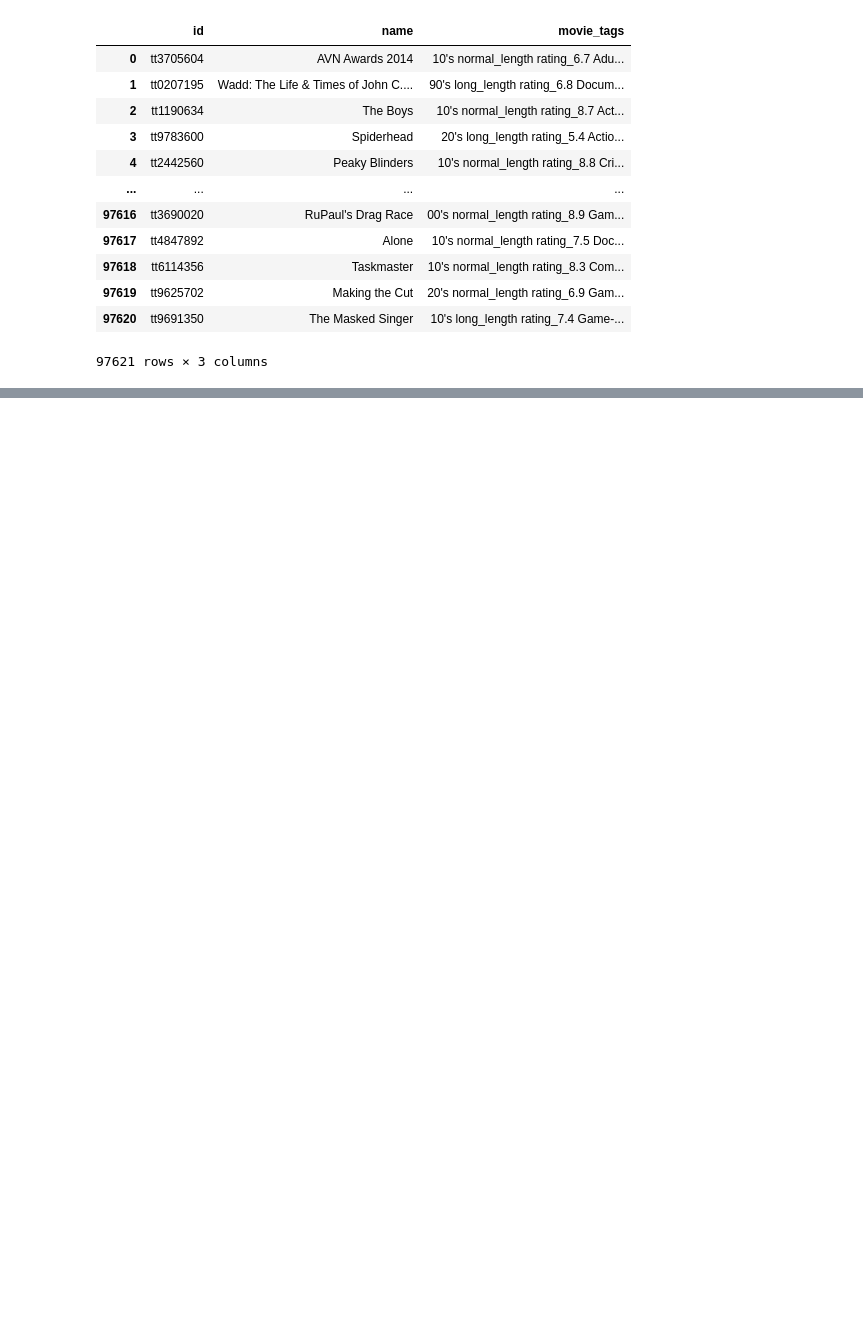
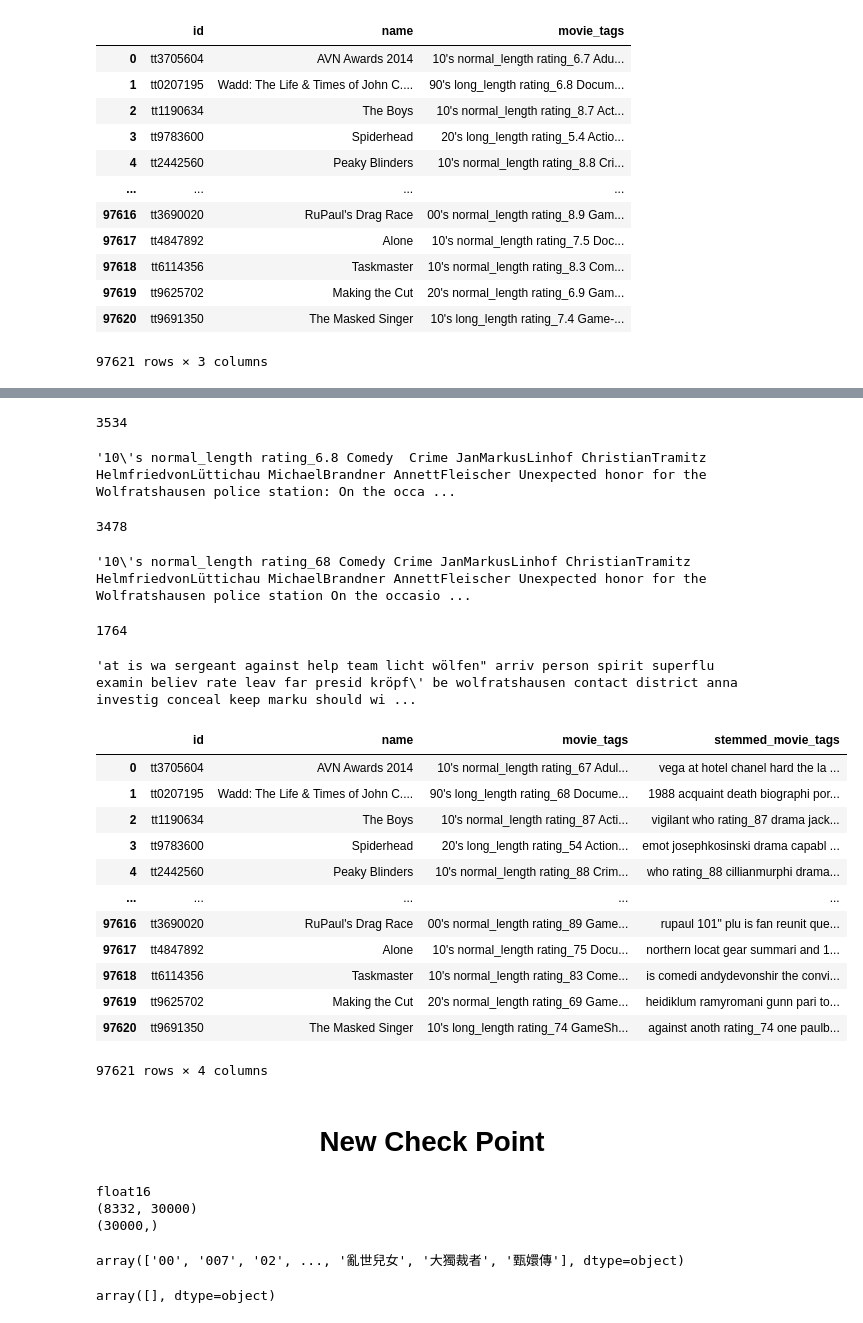
Before and after one commit to shabisht/Movie-Counsel, a Jupyter notebook: Movie_Recommender_System.ipynb, the cells around one changed output, grey strips where cells are left out. Drawn from its saved outputs; the diff is of its cells as text; code cells hidden in the pictures; blank space fills up the shorter version.

```diff
--- a/Movie_Recommender_System.ipynb
+++ b/Movie_Recommender_System.ipynb
@@ -781,0 +725,58 @@ Name: 19599, dtype: object
+# %%
+# x = "Hi (a){b}[c]!@#$%^&*-+=  /+. ? /:;| \ chal, chala mala's gala. \ cha.l bhi  67   90  a bhy"
+# # x = "Hi  abcchalchalamalagala  chal bhi6790 abhy"
+# re.sub(r"[\\(){}\[\]!@#$%\^&*\-+=/.?:;|,]", "", x)
+
+print(len(final_df.movie_tags.iloc[13619]))
+final_df.movie_tags.iloc[13619]
+# %% [output]
+3534
+'10\'s normal_length rating_6.8 Comedy  Crime JanMarkusLinhof ChristianTramitz HelmfriedvonLüttichau MichaelBrandner AnnettFleischer Unexpected honor for the Wolfratshausen police station: On the occa ...
+# %%
+import re
+final_df.movie_tags = final_df.movie_tags.apply(lambda x: re.sub(r"[\\(){}\[\]!@#$%\^&*\-+=/.?:;|,]", "", str(x)))
+final_df.movie_tags = final_df.movie_tags.apply(lambda x: re.sub(r" +", " ", str(x)))
+print(len(final_df.movie_tags.iloc[13619]))
+final_df.movie_tags.iloc[13619]
+# %% [output]
+3478
+'10\'s normal_length rating_68 Comedy Crime JanMarkusLinhof ChristianTramitz HelmfriedvonLüttichau MichaelBrandner AnnettFleischer Unexpected honor for the Wolfratshausen police station On the occasio ...
+# %%
+from nltk.stem import PorterStemmer
+ps = PorterStemmer()
+
+def stamming_words(sentence):
+  stemmed_word = set()
+  for word in sentence.split():
+    stemmed_word.add(ps.stem(word))
+
+  return " ".join(stemmed_word)
+
+# stamming_words(final_df.movie_tags.iloc[13619])
+final_df[['stemmed_movie_tags']] = np.nan
+final_df.stemmed_movie_tags = final_df.movie_tags.apply(stamming_words)
+print(len(final_df.stemmed_movie_tags.iloc[13619]))
+final_df.stemmed_movie_tags.iloc[13619]
+# "rating_68" in final_df.stemmed_movie_tags.movie_tags.iloc[13619]
+# %% [output]
+1764
+'at is wa sergeant against help team licht wölfen" arriv person spirit superflu examin believ rate leav far presid kröpf\' be wolfratshausen contact district anna investig conceal keep marku should wi ...
+# %%
+# final_df.drop(columns='stemmed_movie_tags', inplace=True)
+final_df
+# %% [output]
+|  | id | name | movie_tags | stemmed_movie_tags |
+| 0 | tt3705604 | AVN Awards 2014 | 10's normal_length rating_67 Adul... | vega at hotel chanel hard the la ... |
+| 1 | tt0207195 | Wadd: The Life & Times of John C.... | 90's long_length rating_68 Docume... | 1988 acquaint death biographi por... |
+| 2 | tt1190634 | The Boys | 10's normal_length rating_87 Acti... | vigilant who rating_87 drama jack... |
+| 3 | tt9783600 | Spiderhead | 20's long_length rating_54 Action... | emot josephkosinski drama capabl ... |
+| 4 | tt2442560 | Peaky Blinders | 10's normal_length rating_88 Crim... | who rating_88 cillianmurphi drama... |
+| ... | ... | ... | ... | ... |
+| 97616 | tt3690020 | RuPaul's Drag Race | 00's normal_length rating_89 Game... | rupaul 101" plu is fan reunit que... |
+| 97617 | tt4847892 | Alone | 10's normal_length rating_75 Docu... | northern locat gear summari and 1... |
+| 97618 | tt6114356 | Taskmaster | 10's normal_length rating_83 Come... | is comedi andydevonshir the convi... |
+| 97619 | tt9625702 | Making the Cut | 20's normal_length rating_69 Game... | heidiklum ramyromani gunn pari to... |
+| 97620 | tt9691350 | The Masked Singer | 10's long_length rating_74 GameSh... | against anoth rating_74 one paulb... |
+97621 rows × 4 columns
+# %% [markdown]
+# <center> <b>New Check Point<b> </center>
@@ -781,0 +799,18 @@ Name: 19599, dtype: object
+# %%
+# df = final_df.sample(n=30000)
+tfidf_matrix = tfidf.fit_transform(final_df.stemmed_movie_tags)
+tfidf_matrix = tfidf_matrix.astype(np.float16)
+
+print(tfidf_matrix.dtype)
+print(tfidf_matrix.shape)
+print(tfidf.get_feature_names_out().shape)
+tfidf.get_feature_names_out()
+# %% [output]
+float16
+(8332, 30000)
+(30000,)
+array(['00', '007', '02', ..., '亂世兒女', '大獨裁者', '甄嬛傳'], dtype=object)
+# %%
+tfidf.get_feature_names_out()[4900:5000]
+# %% [output]
+array([], dtype=object)
```
Also changed, not shown: parts of 43 cells of this notebook.
